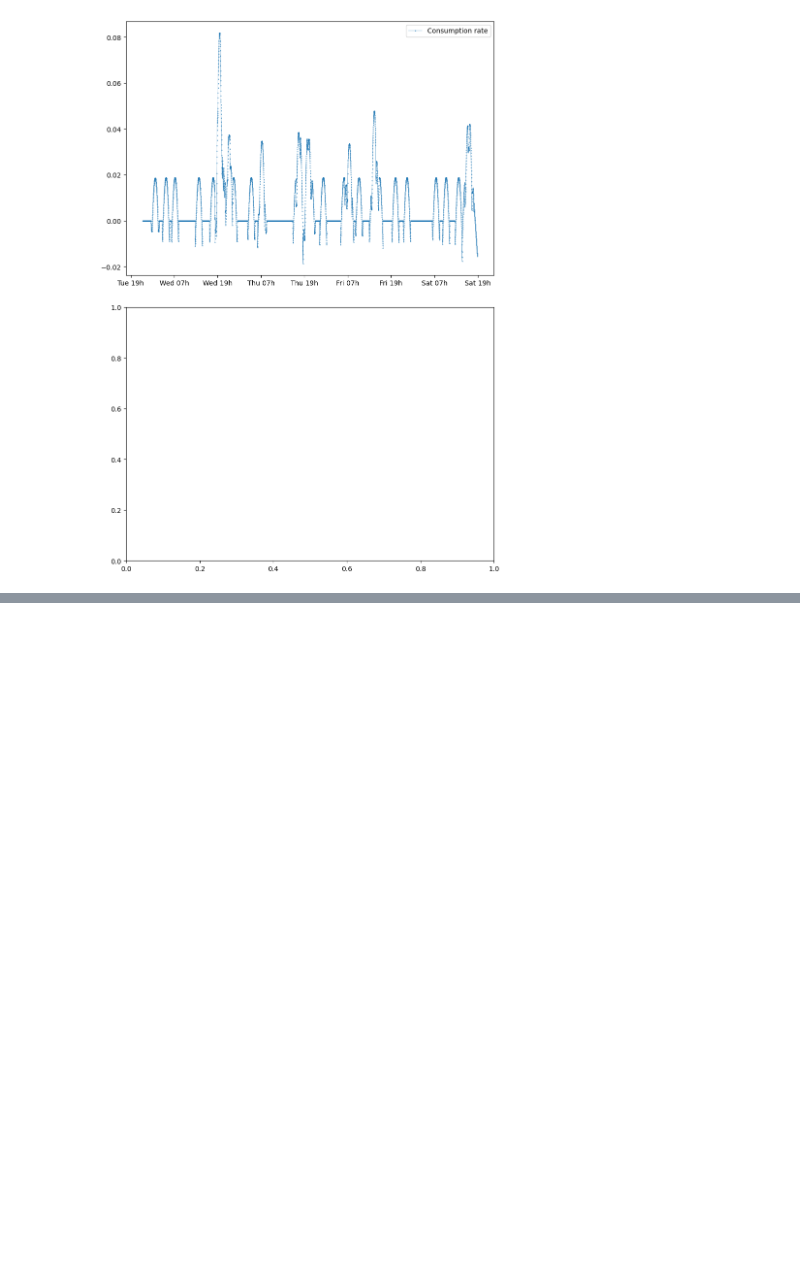
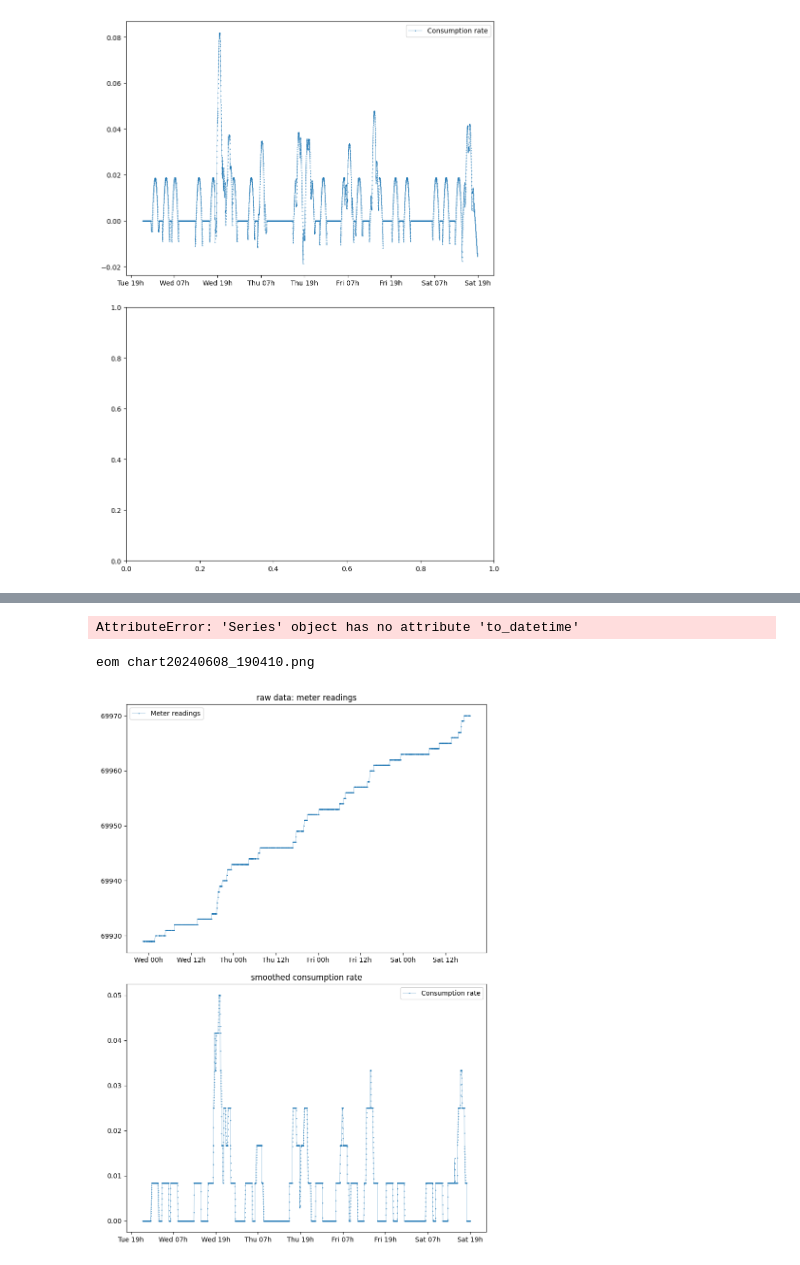
Before and after one commit to tomviolin/rtl433, a Jupyter notebook: Untitled1.ipynb, the cells around one changed output, grey strips where cells are left out. Saved outputs shown, nothing was run; the diff lists cells and outputs as text; code cells hidden in the pictures; blank space fills up the shorter version.

```diff
--- a/Untitled1.ipynb
+++ b/Untitled1.ipynb
@@ -55,0 +69,9 @@ eom chart20240608_185353.png
+# %%
+pdf.time.to_datetime()
+# %% [output]
+AttributeError: 'Series' object has no attribute 'to_datetime'
+# %%
+run graphit.py
+# %% [output]
+eom chart20240608_190410.png
+[figure, added]
```
Also changed, not shown: parts of 3 cells of this notebook, 3 other files.
